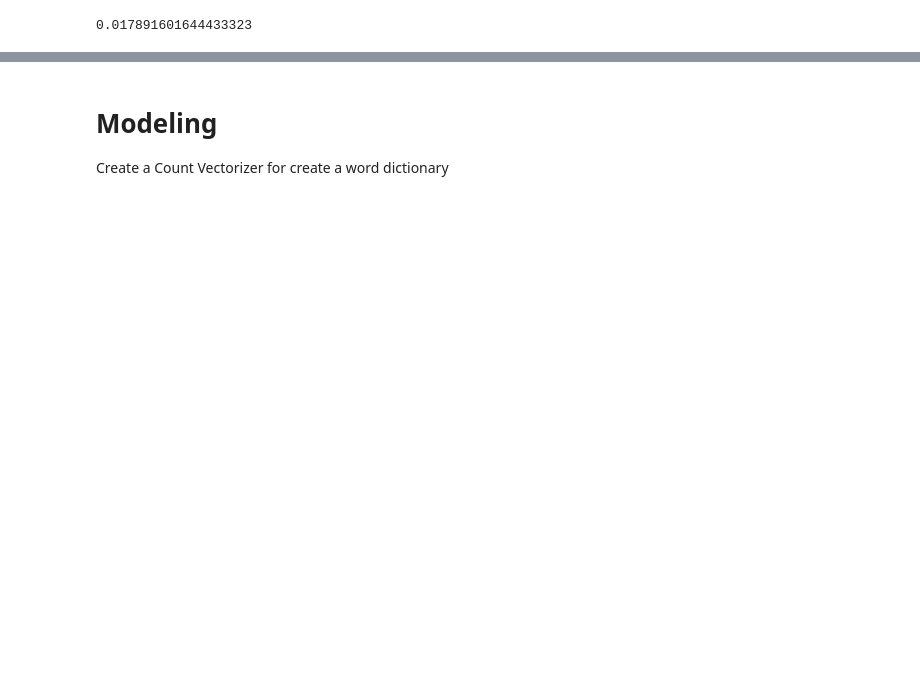
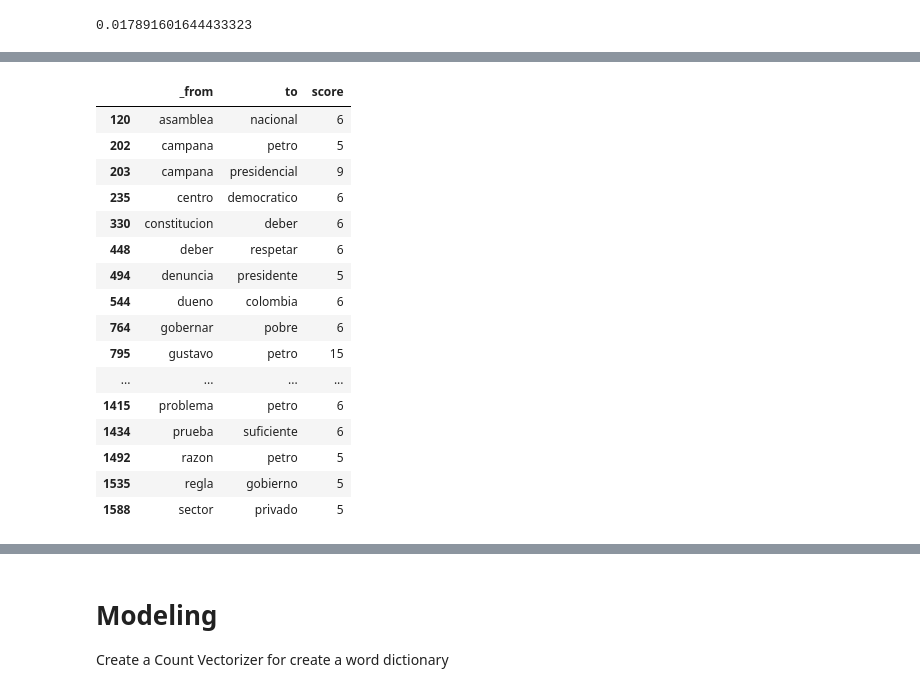
Before and after one commit to alejomaar/Network-Science-for-Data-Analytics, a Jupyter notebook: term_project/term_project.ipynb, the cells around one changed output, grey strips where cells are left out. Saved outputs shown, nothing was run; the diff lists cells and outputs as text; code cells hidden in the pictures; blank space fills up the shorter version.

```diff
--- a/term_project/term_project.ipynb
+++ b/term_project/term_project.ipynb
@@ -350,0 +330,20 @@ degree_centrality['abrir']
+# %%
+score_network_df[score_network_df.score>= 5]
+# %% [output]
+|  | _from | to | score |
+| 120 | asamblea | nacional | 6 |
+| 202 | campana | petro | 5 |
+| 203 | campana | presidencial | 9 |
+| 235 | centro | democratico | 6 |
+| 330 | constitucion | deber | 6 |
+| 448 | deber | respetar | 6 |
+| 494 | denuncia | presidente | 5 |
+| 544 | dueno | colombia | 6 |
+| 764 | gobernar | pobre | 6 |
+| 795 | gustavo | petro | 15 |
+| ... | ... | ... | ... |
+| 1415 | problema | petro | 6 |
+| 1434 | prueba | suficiente | 6 |
+| 1492 | razon | petro | 5 |
+| 1535 | regla | gobierno | 5 |
+| 1588 | sector | privado | 5 |
```
Also changed, not shown: parts of 16 cells of this notebook, 2 other files.
